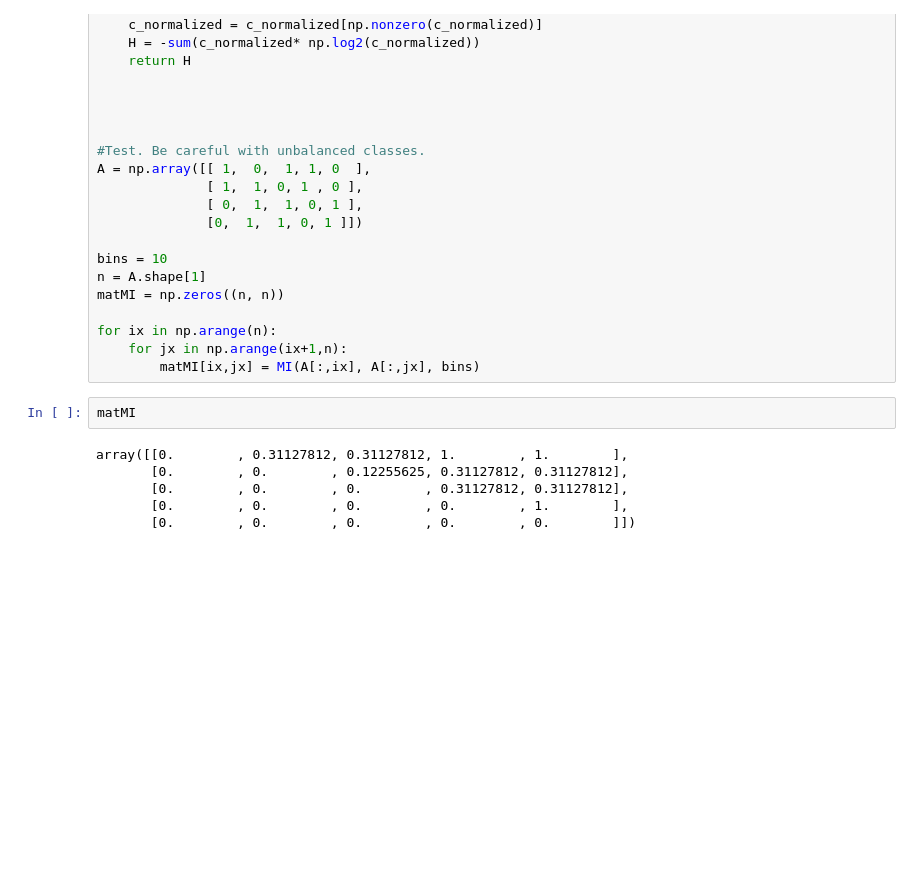
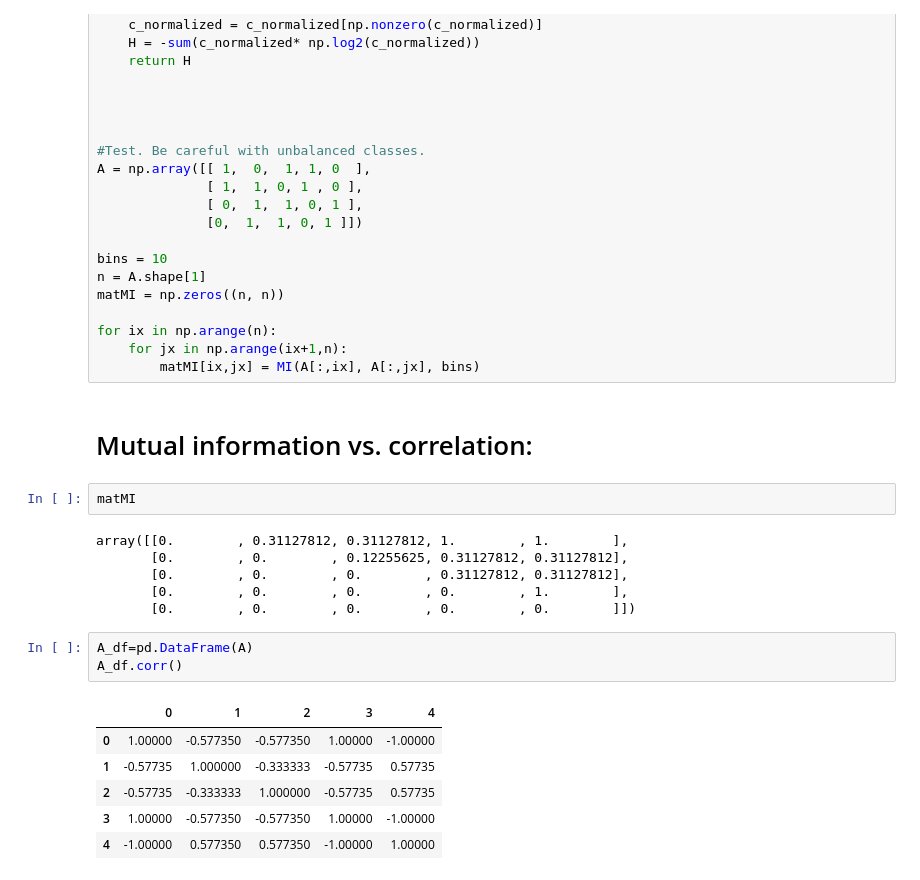
Before and after one commit to RohitUttam/UniversityHack2019, a Jupyter notebook: Expl_ini.ipynb, the cells around one changed output. Cells and saved outputs as stored; diff of their text form; blank space fills up the shorter version.

```diff
--- a/Expl_ini.ipynb
+++ b/Expl_ini.ipynb
@@ -133,6 +133,8 @@ matMI = np.zeros((n, n))
 for ix in np.arange(n):
     for jx in np.arange(ix+1,n):
         matMI[ix,jx] = MI(A[:,ix], A[:,jx], bins)
+# %% [markdown]
+# Mutual information vs. correlation:
 # %%
 matMI
 # %% [output]
@@ -141,3 +143,13 @@ array([[0.        , 0.31127812, 0.31127812, 1.        , 1.        ],
        [0.        , 0.        , 0.        , 0.31127812, 0.31127812],
        [0.        , 0.        , 0.        , 0.        , 1.        ],
        [0.        , 0.        , 0.        , 0.        , 0.        ]])
+# %%
+A_df=pd.DataFrame(A)
+A_df.corr()
+# %% [output]
+|  | 0 | 1 | 2 | 3 | 4 |
+| 0 | 1.00000 | -0.577350 | -0.577350 | 1.00000 | -1.00000 |
+| 1 | -0.57735 | 1.000000 | -0.333333 | -0.57735 | 0.57735 |
+| 2 | -0.57735 | -0.333333 | 1.000000 | -0.57735 | 0.57735 |
+| 3 | 1.00000 | -0.577350 | -0.577350 | 1.00000 | -1.00000 |
+| 4 | -1.00000 | 0.577350 | 0.577350 | -1.00000 | 1.00000 |
```
Also changed, not shown: parts of 2 cells of this notebook.
